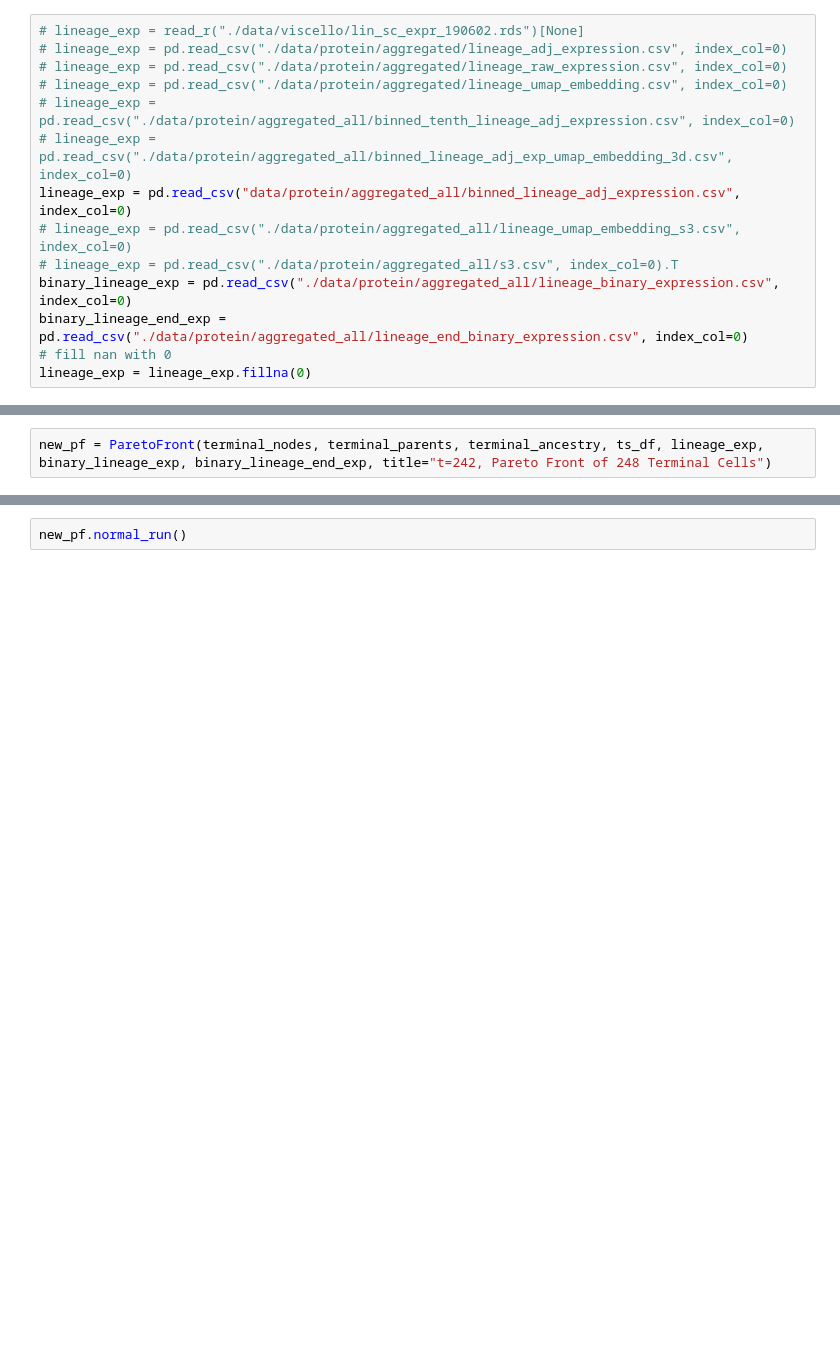
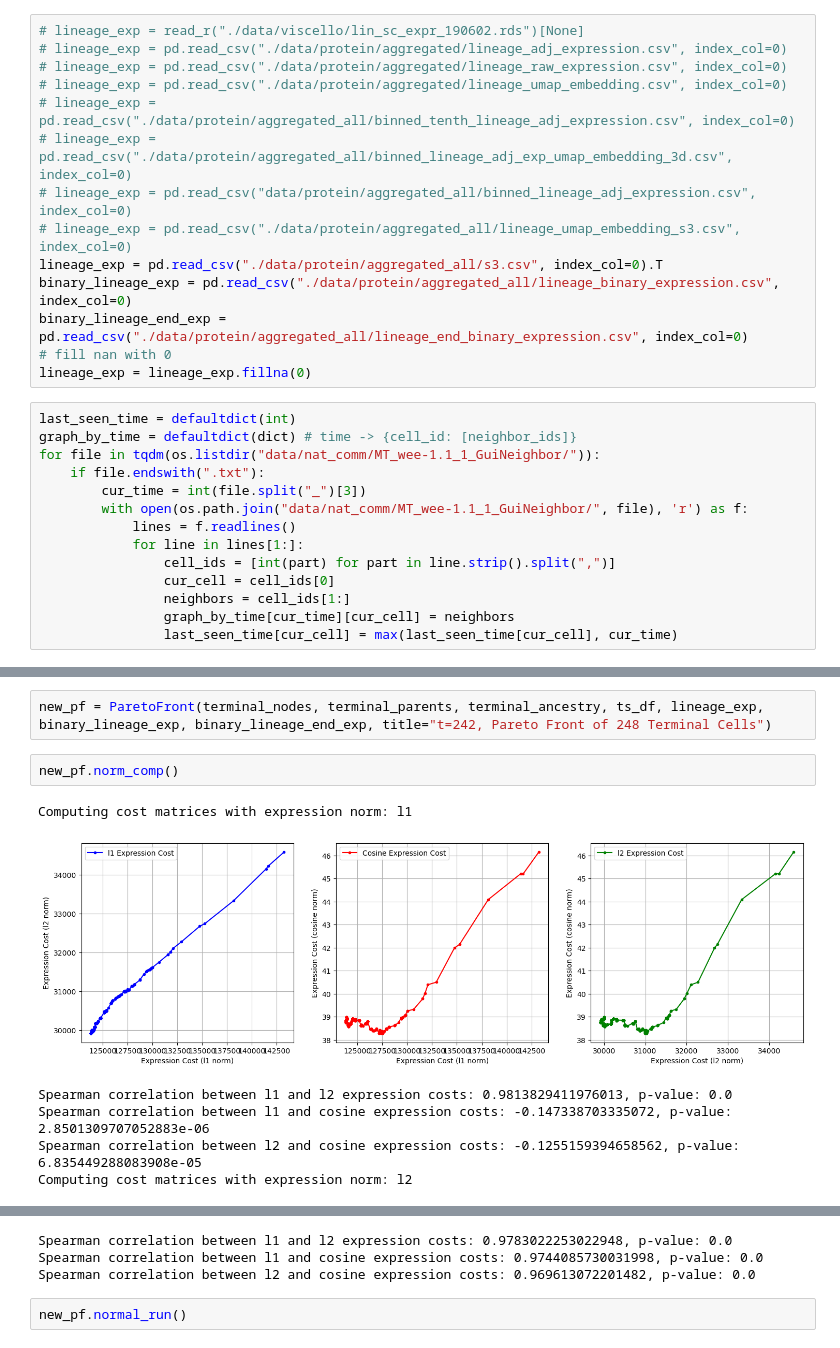
Before and after one commit to IcyFermion/embryogenesis, a Jupyter notebook: terminal_expression.ipynb, the cells around one changed output, grey strips where cells are left out. Saved outputs shown, nothing was run; the diff lists cells and outputs as text; blank space fills up the shorter version.

```diff
--- a/terminal_expression.ipynb
+++ b/terminal_expression.ipynb
@@ -53,10 +55,24 @@ elif EMBRYO==3: TSTOP=221
 # lineage_exp = pd.read_csv("./data/protein/aggregated/lineage_umap_embedding.csv", index_col=0)
 # lineage_exp = pd.read_csv("./data/protein/aggregated_all/binned_tenth_lineage_adj_expression.csv", index_col=0)
 # lineage_exp = pd.read_csv("./data/protein/aggregated_all/binned_lineage_adj_exp_umap_embedding_3d.csv", index_col=0)
-lineage_exp = pd.read_csv("data/protein/aggregated_all/binned_lineage_adj_expression.csv", index_col=0)
+# lineage_exp = pd.read_csv("data/protein/aggregated_all/binned_lineage_adj_expression.csv", index_col=0)
 # lineage_exp = pd.read_csv("./data/protein/aggregated_all/lineage_umap_embedding_s3.csv", index_col=0)
-# lineage_exp = pd.read_csv("./data/protein/aggregated_all/s3.csv", index_col=0).T
+lineage_exp = pd.read_csv("./data/protein/aggregated_all/s3.csv", index_col=0).T
 binary_lineage_exp = pd.read_csv("./data/protein/aggregated_all/lineage_binary_expression.csv", index_col=0)
 binary_lineage_end_exp = pd.read_csv("./data/protein/aggregated_all/lineage_end_binary_expression.csv", index_col=0)
 # fill nan with 0
 lineage_exp = lineage_exp.fillna(0)
+# %%
+last_seen_time = defaultdict(int)
+graph_by_time = defaultdict(dict) # time -> {cell_id: [neighbor_ids]}
+for file in tqdm(os.listdir("data/nat_comm/MT_wee-1.1_1_GuiNeighbor/")):
+    if file.endswith(".txt"):
+        cur_time = int(file.split("_")[3])
+        with open(os.path.join("data/nat_comm/MT_wee-1.1_1_GuiNeighbor/", file), 'r') as f:
+            lines = f.readlines()
+            for line in lines[1:]:
+                cell_ids = [int(part) for part in line.strip().split(",")]
+                cur_cell = cell_ids[0]
+                neighbors = cell_ids[1:]
+                graph_by_time[cur_time][cur_cell] = neighbors
+                last_seen_time[cur_cell] = max(last_seen_time[cur_cell], cur_time)
@@ -403,2 +483,11 @@ class ParetoFront:
 # %%
 new_pf = ParetoFront(terminal_nodes, terminal_parents, terminal_ancestry, ts_df, lineage_exp, binary_lineage_exp, binary_lineage_end_exp, title="t=242, Pareto Front of 248 Terminal Cells")
+# %%
+new_pf.norm_comp()
+# %% [output]
+Computing cost matrices with expression norm: l1
+[figure, added]
+Spearman correlation between l1 and l2 expression costs: 0.9813829411976013, p-value: 0.0
+Spearman correlation between l1 and cosine expression costs: -0.147338703335072, p-value: 2.8501309707052883e-06
+Spearman correlation between l2 and cosine expression costs: -0.1255159394658562, p-value: 6.835449288083908e-05
+Computing cost matrices with expression norm: l2
@@ -405,3 +500,6 @@ new_pf = ParetoFront(terminal_nodes, terminal_parents, terminal_ancestry, ts_df,
+Spearman correlation between l1 and l2 expression costs: 0.9783022253022948, p-value: 0.0
+Spearman correlation between l1 and cosine expression costs: 0.9744085730031998, p-value: 0.0
+Spearman correlation between l2 and cosine expression costs: 0.969613072201482, p-value: 0.0
 # %%
 new_pf.normal_run()
 # %% [output]
```
Also changed, not shown: parts of 5 cells of this notebook, 3 other files.
